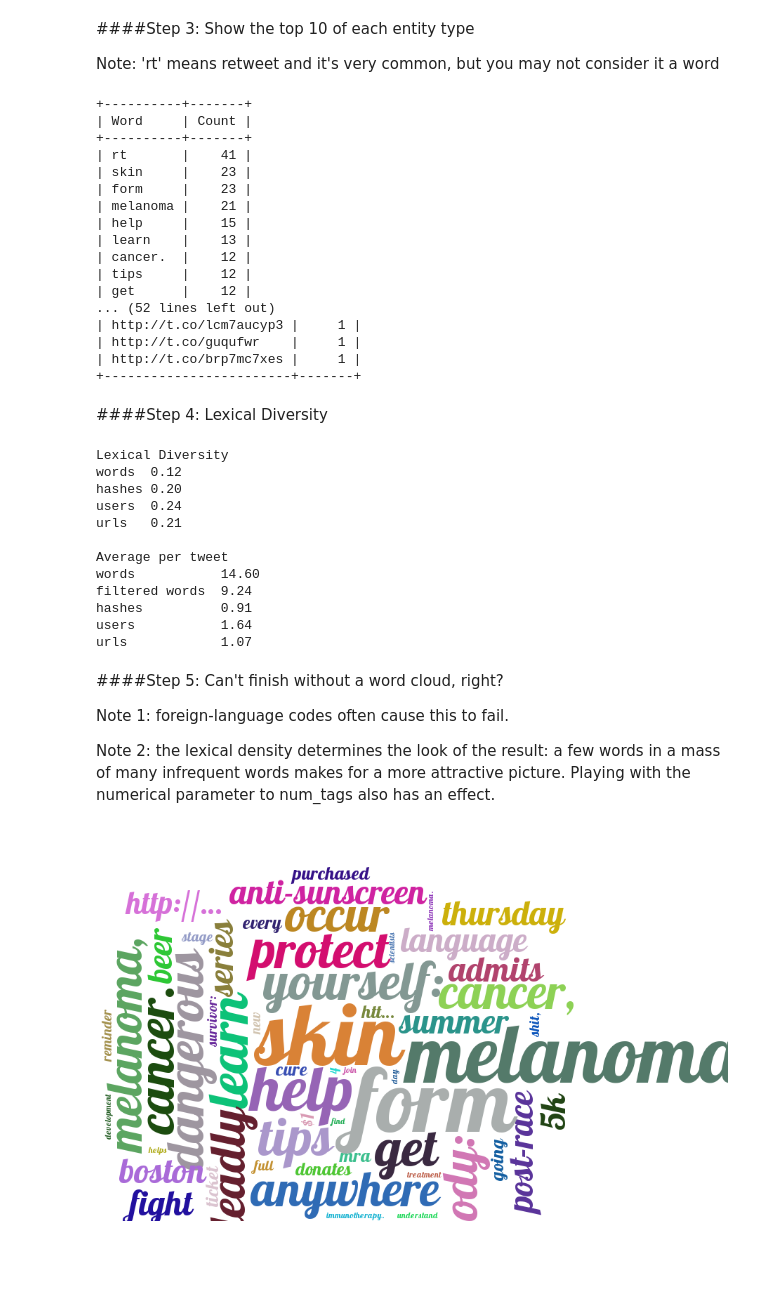
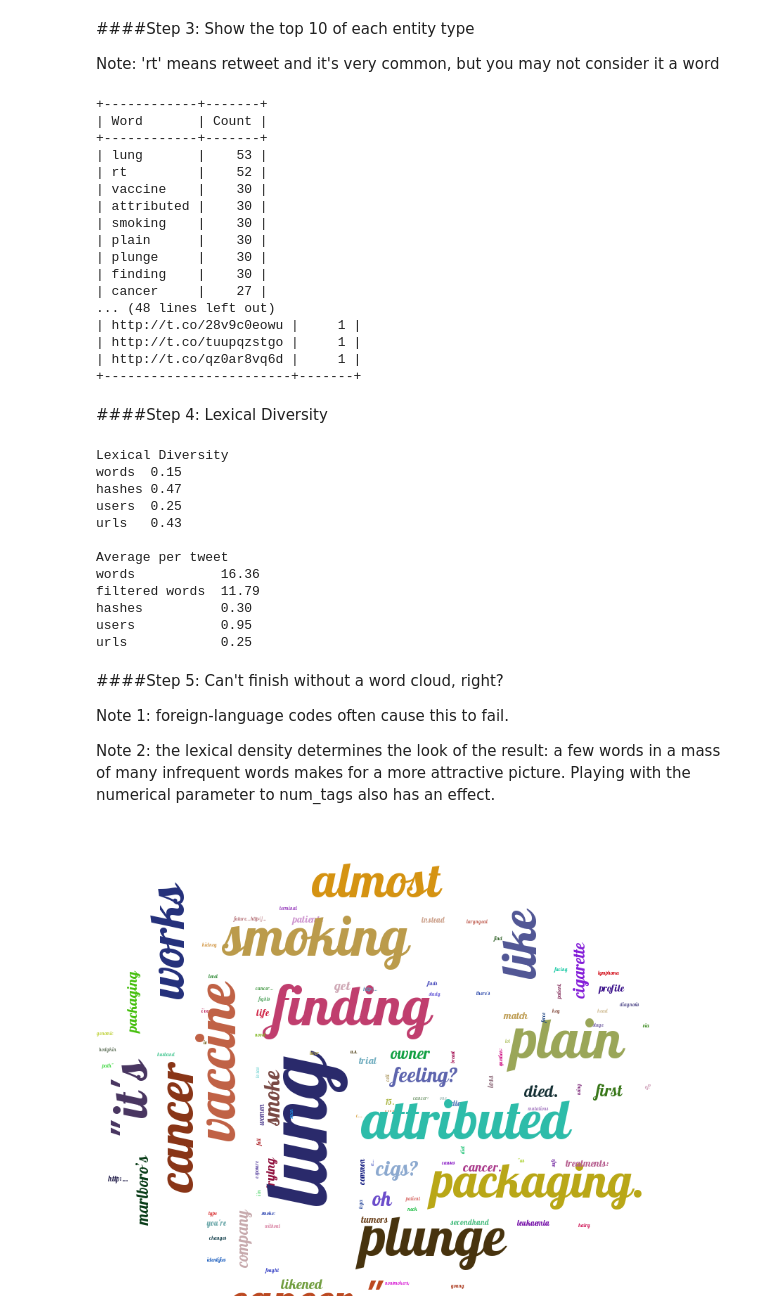
Before and after one commit to grfiv/healthcare_twitter_analysis, a Jupyter notebook: code/Online Twitter Basics.ipynb, the cells around one changed output. Cells and saved outputs as stored; diff of their text form; code cells hidden in the pictures; blank space fills up the shorter version.

```diff
--- a/code/Online Twitter Basics.ipynb
+++ b/code/Online Twitter Basics.ipynb
@@ -65,7 +65,7 @@ from twitter_functions import twitter_search
 
 num_tweet_request = 250
 
-q = "Melanoma"
+q = "Lung Cancer"
 initial_results = twitter_search(twitter_api, q, max_results = num_tweet_request)
 # %% [markdown]
 ### Filter by `retweet_count`
@@ -197,22 +197,22 @@ for label, data in (('Word', filtered_word_list),
     pt.align[label], pt.align['Count'] = 'l', 'r' # Set column alignment
     print pt
 # %% [output]
-+----------+-------+
-| Word     | Count |
-+----------+-------+
-| rt       |    41 |
-| skin     |    23 |
-| form     |    23 |
-| melanoma |    21 |
-| help     |    15 |
-| learn    |    13 |
-| cancer.  |    12 |
-| tips     |    12 |
-| get      |    12 |
-... (52 lines left out)
-| http://t.co/lcm7aucyp3 |     1 |
-| http://t.co/guqufwr    |     1 |
-| http://t.co/brp7mc7xes |     1 |
++------------+-------+
+| Word       | Count |
++------------+-------+
+| lung       |    53 |
+| rt         |    52 |
+| vaccine    |    30 |
+| attributed |    30 |
+| smoking    |    30 |
+| plain      |    30 |
+| plunge     |    30 |
+| finding    |    30 |
+| cancer     |    27 |
+... (48 lines left out)
+| http://t.co/28v9c0eowu |     1 |
+| http://t.co/tuupqzstgo |     1 |
+| http://t.co/qz0ar8vq6d |     1 |
 +------------------------+-------+
 # %% [markdown]
 ####Step 4: Lexical Diversity
@@ -233,17 +233,17 @@ print "users           %0.2f"%average_words(users, num_tweets)
 print "urls            %0.2f"%average_words(urls, num_tweets)
 # %% [output]
 Lexical Diversity
-words  0.12
-hashes 0.20
-users  0.24
-urls   0.21
+words  0.15
+hashes 0.47
+users  0.25
+urls   0.43
 
 Average per tweet
-words           14.60
-filtered words  9.24
-hashes          0.91
-users           1.64
-urls            1.07
+words           16.36
+filtered words  11.79
+hashes          0.30
+users           0.95
+urls            0.25
 # %% [markdown]
 ####Step 5: Can't finish without a word cloud, right?
 
@@ -253,19 +253,19 @@ Note 2: the lexical density determines the look of the result: a few words in a
 # %%
 from pytagcloud import create_tag_image, make_tags
 import IPython.display
 
 # 'rt' is very common and useless
 filter_ex_rt = list(filtered_word_list)
 while 'rt' in filter_ex_rt: filter_ex_rt.remove('rt')
 
 for item in [filter_ex_rt]:
     c = Counter(item)
 
-num_tags = min(75, len(c.most_common())-1)
+num_tags = min(150, len(c.most_common())-1)
 tags     = make_tags(c.most_common()[:num_tags], maxsize=120)
 
 create_tag_image(tags, 'wordcloud.png', size=(900,900), fontname='Lobster' )
 
 IPython.display.display(IPython.display.Image(filename='wordcloud.png'))
 # %% [output]
-[figure, old version]
+[figure, new version]
```
Also changed, not shown: parts of 4 cells of this notebook.
